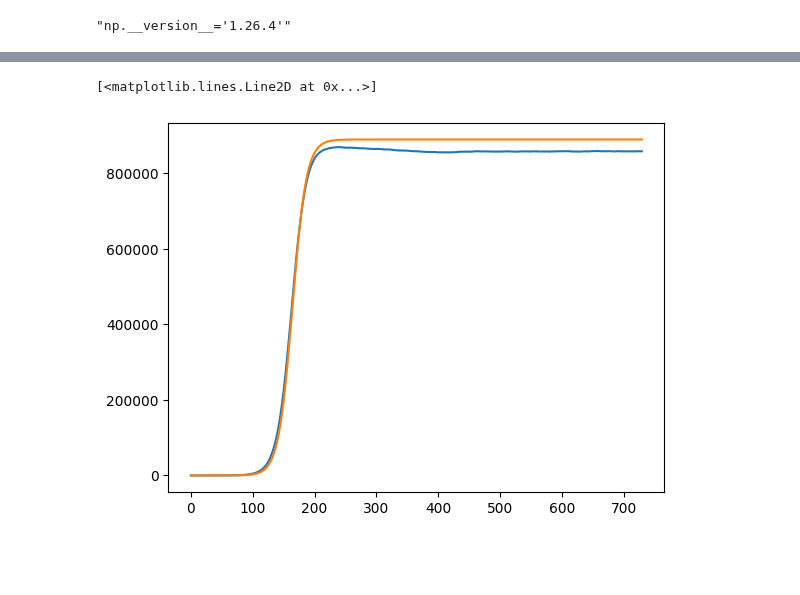
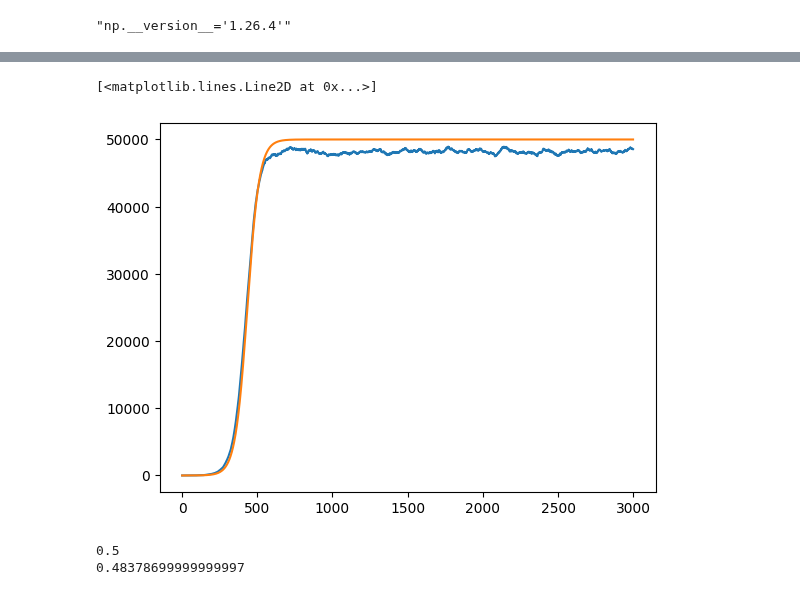
Before and after one commit to InstituteforDiseaseModeling/laser-generic, a Jupyter notebook: notebooks/example_SIS_nobirths.ipynb, the cells around one changed output, grey strips where cells are left out. Drawn from its saved outputs; the diff is of its cells as text; code cells hidden in the pictures; blank space fills up the shorter version.

```diff
--- a/notebooks/example_SIS_nobirths.ipynb
+++ b/notebooks/example_SIS_nobirths.ipynb
@@ -13,12 +13,12 @@ f"{np.__version__=}"
 # %% [output]
 "np.__version__='1.26.4'"
 # %%
-scenario = pd.DataFrame(data=[["homenode", 1e6, "47°36′35″N 122°19′59″W"]], columns=["name", "population", "location"])
-parameters = PropertySet({"seed": 2, "nticks": 730, "verbose": True, "beta": 0.1, "inf_mean": 90})
+scenario = pd.DataFrame(data=[["homenode", 1e5, "47°36′35″N 122°19′59″W"]], columns=["name", "population", "location"])
+parameters = PropertySet({"seed": 4, "nticks": 3000, "verbose": True, "beta": 0.05, "inf_mean": 40})
 model = Model(scenario, parameters)
 model.components = [
     Susceptibility,
+    Infection_SIS,
     Transmission,
-    Infection_SIS,
 ]
 # %% [output]
@@ -40,13 +40,19 @@ Total:            21,648,874 microseconds
 # %%
 import matplotlib.pyplot as plt
 
 plt.plot(model.patches.cases)
 
 x = 1-1/model.params["beta"]/model.params["inf_mean"]
 t = np.arange(0, model.params["nticks"])
 plt.plot(t,
          scenario['population'][0] * x /
-         (1 + (scenario['population'][0] * x - 1) * np.exp(-model.params["beta"] * x * (t-10))))
+         (1 + (scenario['population'][0] * x - 1) * np.exp(-model.params["beta"] * x * (t-1))))
 # %% [output]
 [<matplotlib.lines.Line2D at 0x...>]
-[figure, old version]
+[figure, new version]
+# %%
+print(1-1/model.params["beta"]/model.params["inf_mean"])
+print(np.mean(model.patches.cases[-100:])/scenario['population'][0])
+# %% [output]
+0.5
+0.48378699999999997
```
Also changed, not shown: parts of 11 cells of this notebook, 6 other files.
